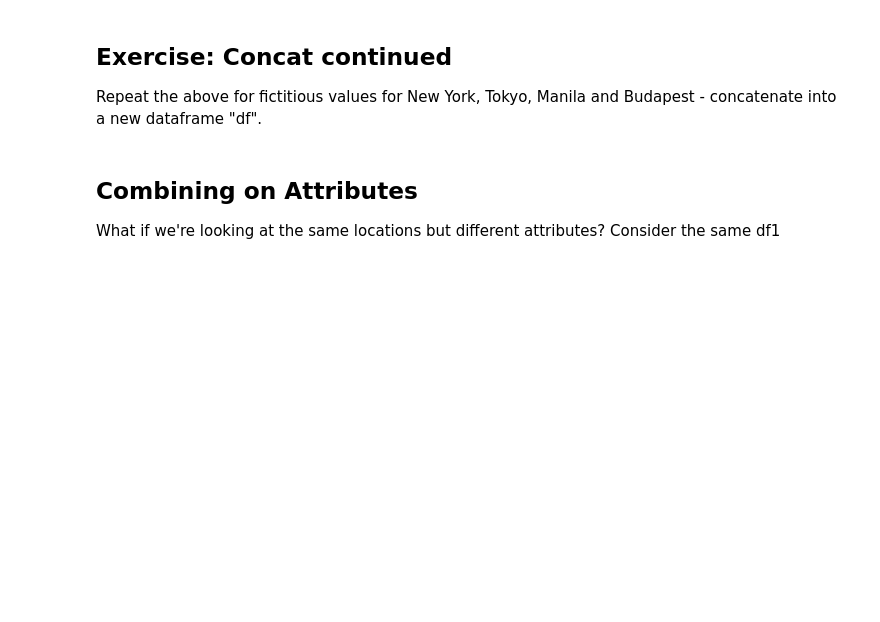
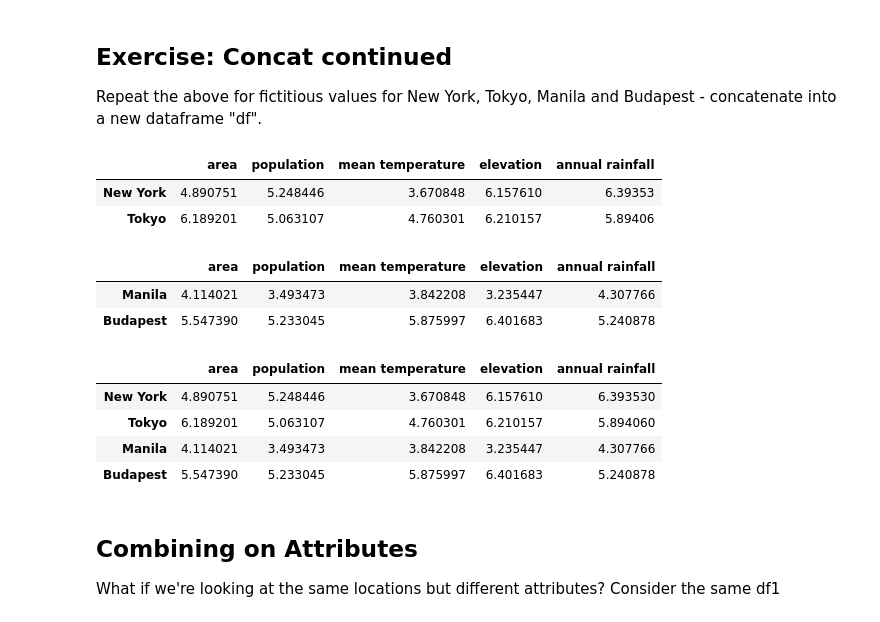
Before and after one commit to alixtrn/QM2, a Jupyter notebook: W3_Merging_and_Joining_in_Python.ipynb, the cells around one changed output. Cells and saved outputs as stored; diff of their text form; code cells hidden in the pictures; blank space fills up the shorter version.

```diff
--- a/W3_Merging_and_Joining_in_Python.ipynb
+++ b/W3_Merging_and_Joining_in_Python.ipynb
@@ -154,6 +155,36 @@ df3
 ## Exercise: Concat continued
 
 Repeat the above for fictitious values for New York, Tokyo, Manila and Budapest - concatenate into a new dataframe "df".
+# %%
+#EXERCISE PART1:
+mydf1= pd.DataFrame(5+np.random.randn(2, 5)) #(index=5, colums=4)
+mydf1.columns = ['area','population','mean temperature','elevation','annual rainfall']
+mydf1.index = ['New York', 'Tokyo']
+mydf1
+# %% [output]
+|  | area | population | mean temperature | elevation | annual rainfall |
+| New York | 4.890751 | 5.248446 | 3.670848 | 6.157610 | 6.39353 |
+| Tokyo | 6.189201 | 5.063107 | 4.760301 | 6.210157 | 5.89406 |
+# %%
+#EXERCISE PART2:
+mydf2= pd.DataFrame(5+np.random.randn(2, 5)) #(index=5, colums=4)
+mydf2.columns = ['area','population','mean temperature','elevation','annual rainfall']
+mydf2.index = ['Manila', 'Budapest']
+mydf2
+# %% [output]
+|  | area | population | mean temperature | elevation | annual rainfall |
+| Manila | 4.114021 | 3.493473 | 3.842208 | 3.235447 | 4.307766 |
+| Budapest | 5.547390 | 5.233045 | 5.875997 | 6.401683 | 5.240878 |
+# %%
+#EXERCISE PART3:
+df= pd.concat([mydf1,mydf2])
+df
+# %% [output]
+|  | area | population | mean temperature | elevation | annual rainfall |
+| New York | 4.890751 | 5.248446 | 3.670848 | 6.157610 | 6.393530 |
+| Tokyo | 6.189201 | 5.063107 | 4.760301 | 6.210157 | 5.894060 |
+| Manila | 4.114021 | 3.493473 | 3.842208 | 3.235447 | 4.307766 |
+| Budapest | 5.547390 | 5.233045 | 5.875997 | 6.401683 | 5.240878 |
 # %% [markdown]
 ## Combining on Attributes
 
```
Also changed, not shown: parts of 22 cells of this notebook.
